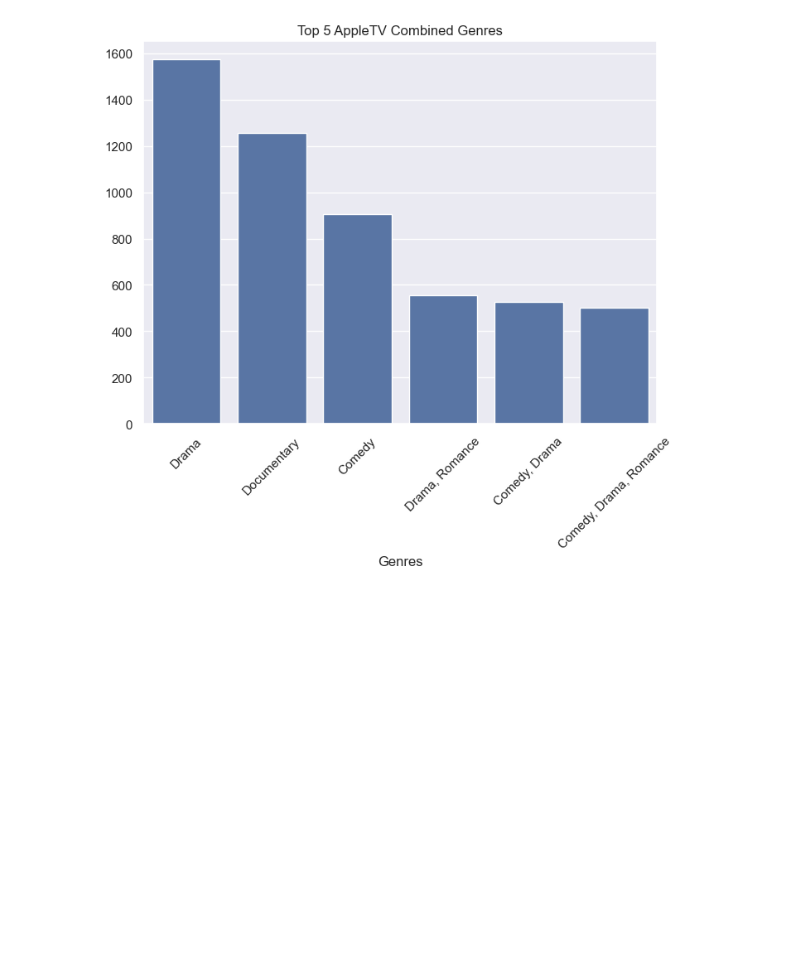
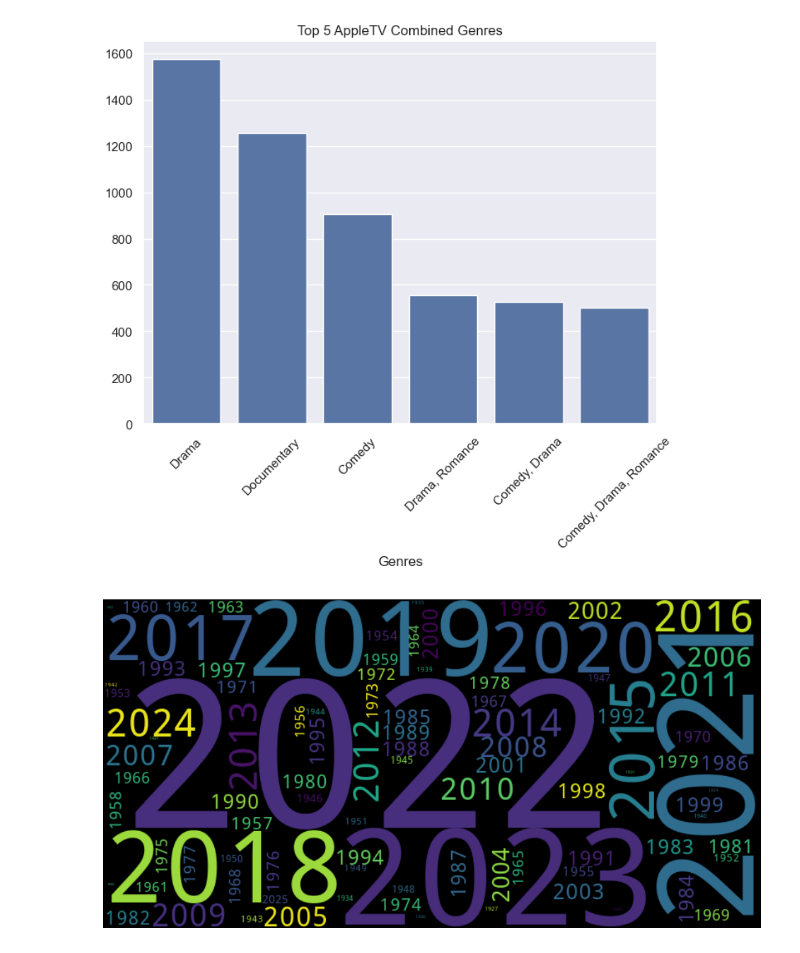
Before and after one commit to rkynhoff/Streaming_Service_Comparisons, a Jupyter notebook: STRM_SERV_COMP_V2.ipynb, the cells around one changed output. Saved outputs shown, nothing was run; the diff lists cells and outputs as text; code cells hidden in the pictures; blank space fills up the shorter version.

Commit message:
EEK! I figured out the WordCloudgit add . But will I keep it... TBD...

```diff
--- a/STRM_SERV_COMP_V2.ipynb
+++ b/STRM_SERV_COMP_V2.ipynb
@@ -820,3 +818,23 @@ plt.title("Top 5 AppleTV Combined Genres")
 plt.show()
 # %% [output]
 [figure]
+# %%
+# Create variable with value counts of each release year
+release_yr_cnts = apple_tv["Release_Year"].value_counts()
+
+# Convert the index of the Release Years from integers to strings because WordCloud requires strings inputs
+release_yr_cnts.index = release_yr_cnts.index.map(str)
+
+# Create the WordCloud specifying
+apple_tv_wordcloud = WordCloud(width = 800, height = 400, background_color = "black").generate_from_frequencies(release_yr_cnts)
+
+# Setting figure size in inches
+plt.figure(figsize = (12, 8))
+# Show the created WordCloud with a bilinear interpolation, which is used to estimate the value of pixels used to generate the image
+plt.imshow(apple_tv_wordcloud, interpolation = "bilinear")
+# Do not display axes
+plt.axis("off")
+# Show the plot
+plt.show()
+# %% [output]
+[figure, added]
```
Also changed, not shown: parts of 2 cells of this notebook.
